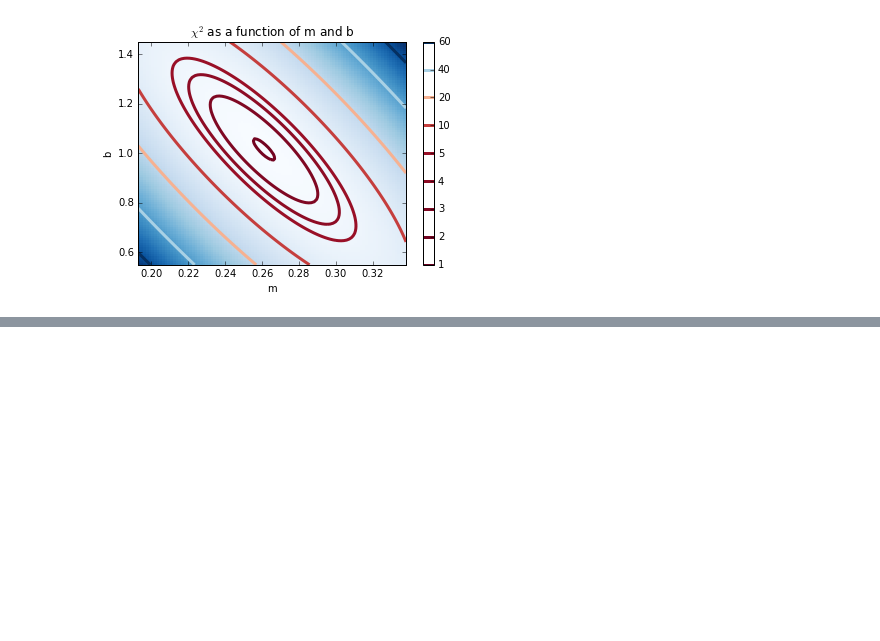
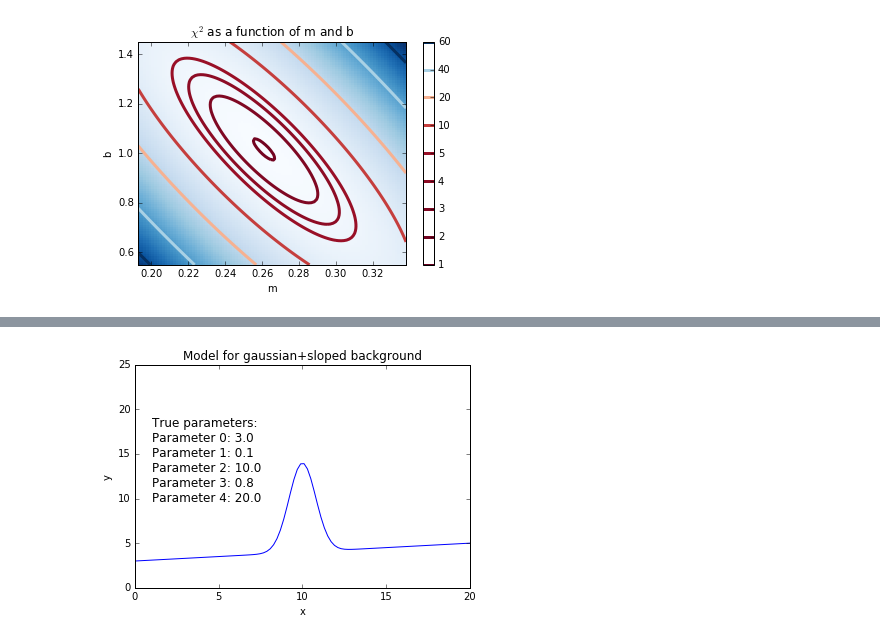
Before and after one commit to OSTP/DataAndErrorAnalysis, a Jupyter notebook: notebooks/Chapter8_Statistics_ModelData.ipynb, the cells around one changed output, grey strips where cells are left out. Drawn from its saved outputs; the diff is of its cells as text; code cells hidden in the pictures; blank space fills up the shorter version.

```diff
--- a/notebooks/Chapter8_Statistics_ModelData.ipynb
+++ b/notebooks/Chapter8_Statistics_ModelData.ipynb
@@ -165,0 +172,36 @@ pl.show()
+# %%
+import numpy as np
+from math import *
+import pylab as pl
+from math import *
+%matplotlib inline
+
+#Define a model for a gaussian + linear background, with 5 parameters:
+def model(x, *pars):
+    offset=pars[0]
+    slope=pars[1]
+    mu=pars[2] #mean
+    sigma=pars[3] #sigma
+    norm=pars[4] #normalization
+    return offset+slope*x+norm*(1.0/sqrt(2.*pi*sigma**2)*np.exp(-((x-mu)**2)/2./sigma**2))
+
+#Visualize the model
+
+#Set some values for the true parameters
+true_pars=[3.,0.1,10.,0.8,20.]
+
+text="True parameters:\n"
+for i in range(len(true_pars)):
+    text = text + "Parameter {}: {}\n".format(i,true_pars[i])
+
+xi=np.linspace(0,20,100)
+yi=model(xi,*true_pars)
+pl.plot(xi,yi)
+pl.xlabel('x')
+pl.ylabel('y')
+pl.title('Model for gaussian+sloped background')
+pl.axis([0,20,0,25])
+pl.text(1,8,text,fontsize=12)
+pl.show()
+# %% [output]
+[figure, added]
```
Also changed, not shown: parts of 17 cells of this notebook, 21 other files.
